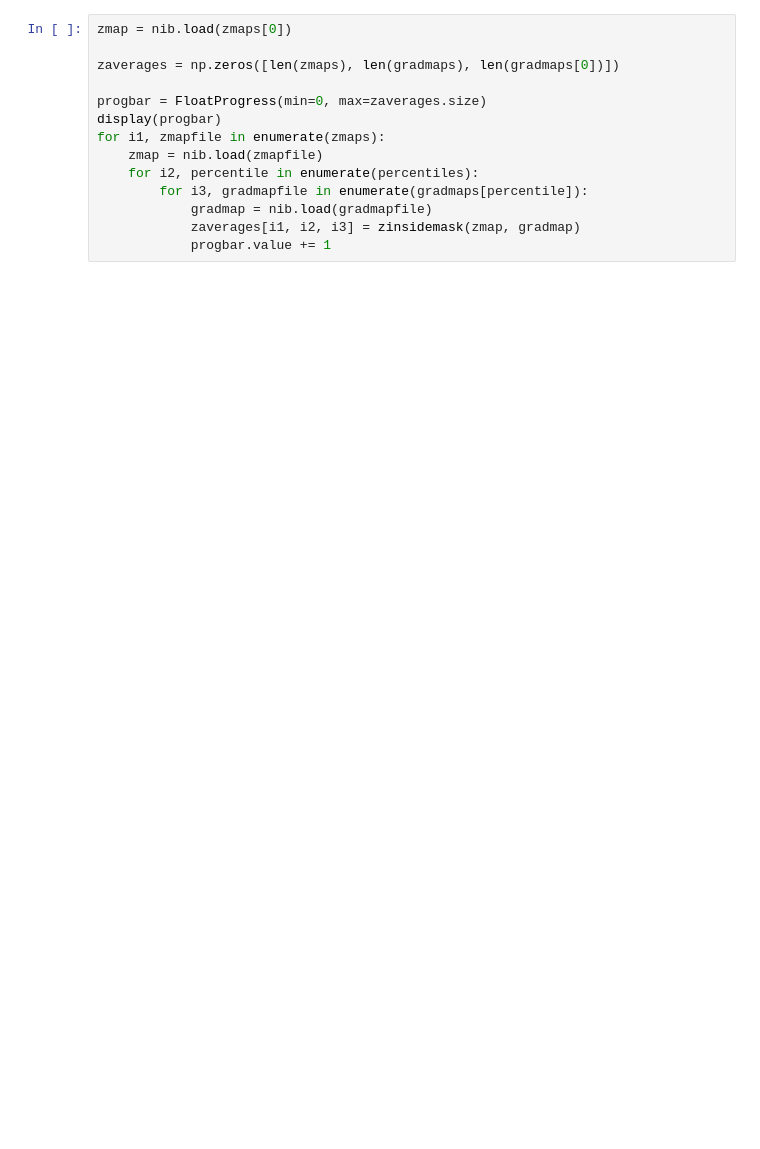
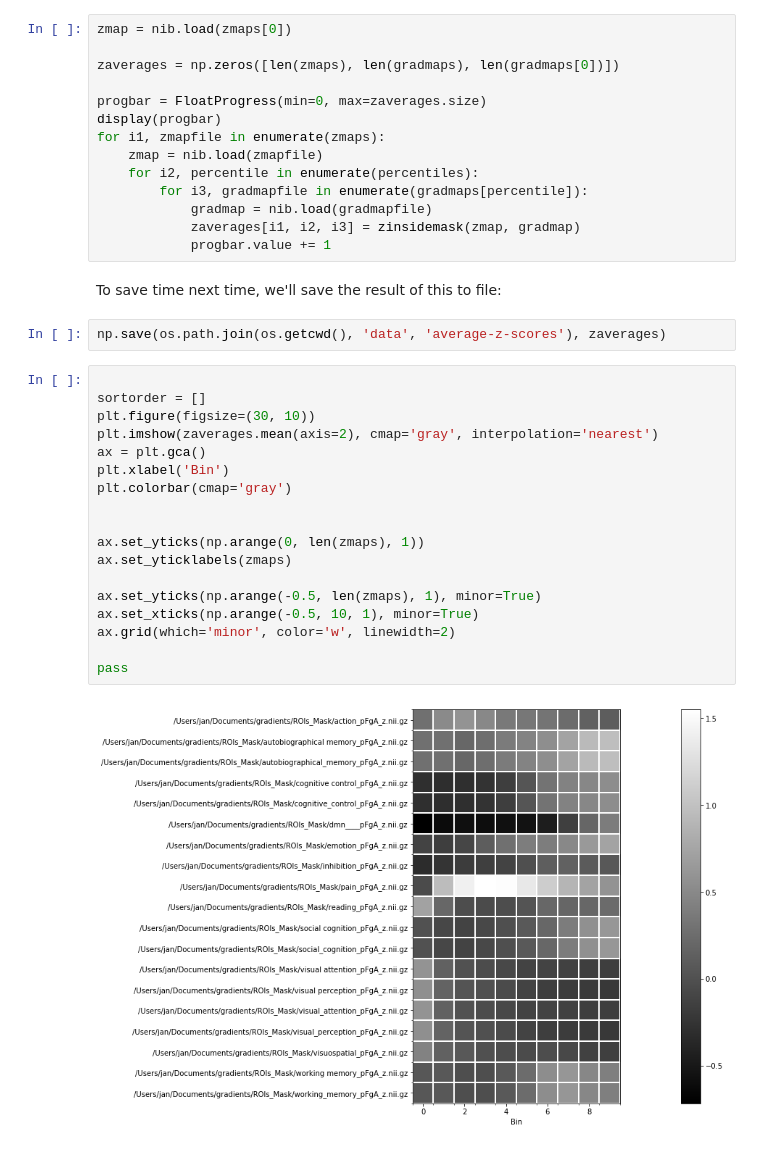
Before and after one commit to autism-research-centre/Autism-Gradients, a Jupyter notebook: 6b_networks-inside-gradients.ipynb, the cells around one changed output. Saved outputs shown, nothing was run; the diff lists cells and outputs as text; blank space fills up the shorter version.

Commit message:
Include (unsorted) result plot

```diff
--- a/6b_networks-inside-gradients.ipynb
+++ b/6b_networks-inside-gradients.ipynb
@@ -50,3 +66,27 @@ for i1, zmapfile in enumerate(zmaps):
             gradmap = nib.load(gradmapfile)
             zaverages[i1, i2, i3] = zinsidemask(zmap, gradmap)
             progbar.value += 1
+# %% [markdown]
+To save time next time, we'll save the result of this to file:
+# %%
+np.save(os.path.join(os.getcwd(), 'data', 'average-z-scores'), zaverages)
+# %%
+
+sortorder = []
+plt.figure(figsize=(30, 10))
+plt.imshow(zaverages.mean(axis=2), cmap='gray', interpolation='nearest')
+ax = plt.gca()
+plt.xlabel('Bin')
+plt.colorbar(cmap='gray')
+
+
+ax.set_yticks(np.arange(0, len(zmaps), 1))
+ax.set_yticklabels(zmaps)
+
+ax.set_yticks(np.arange(-0.5, len(zmaps), 1), minor=True)
+ax.set_xticks(np.arange(-0.5, 10, 1), minor=True)
+ax.grid(which='minor', color='w', linewidth=2)
+
+pass
+# %% [output]
+[figure, added]
```
Also changed, not shown: parts of 4 cells of this notebook.
